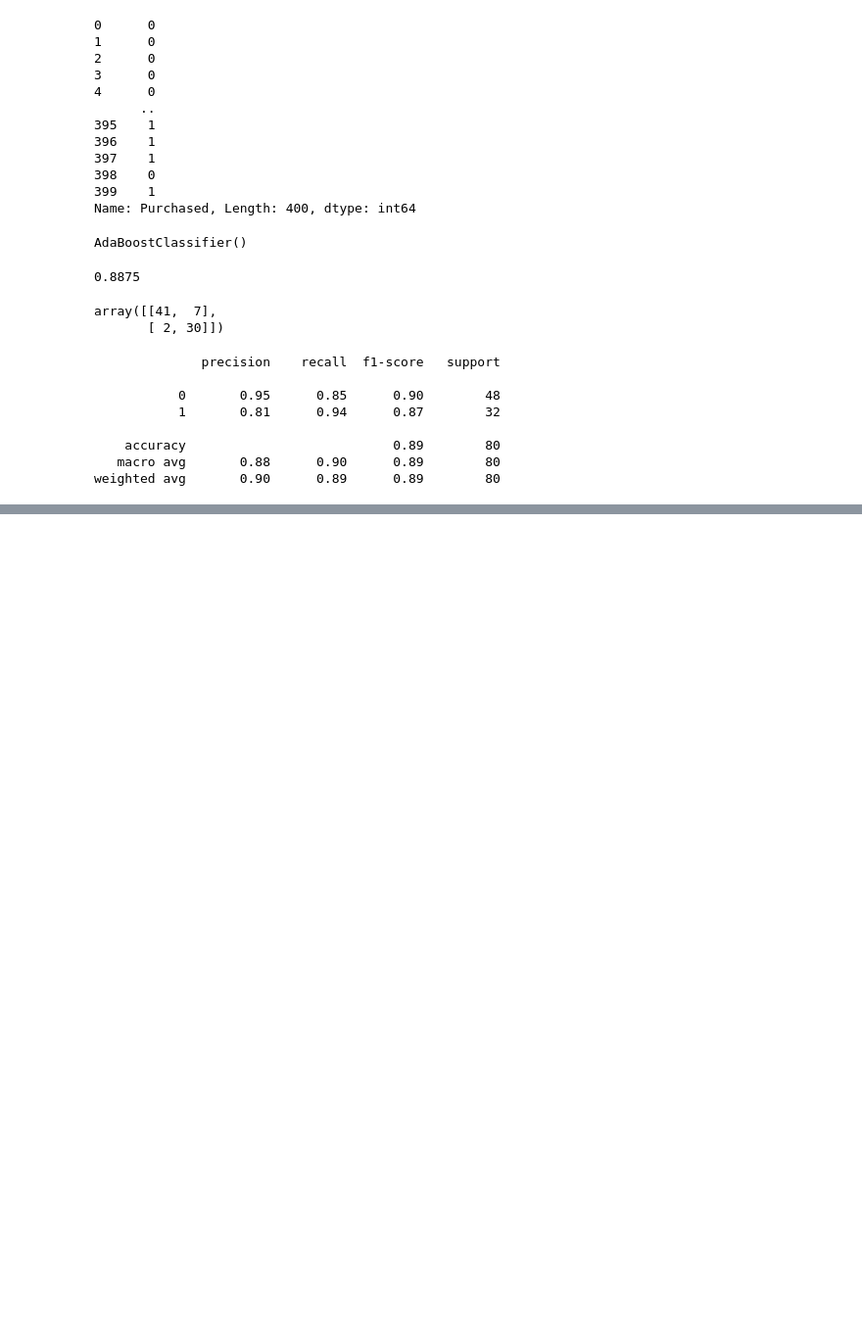
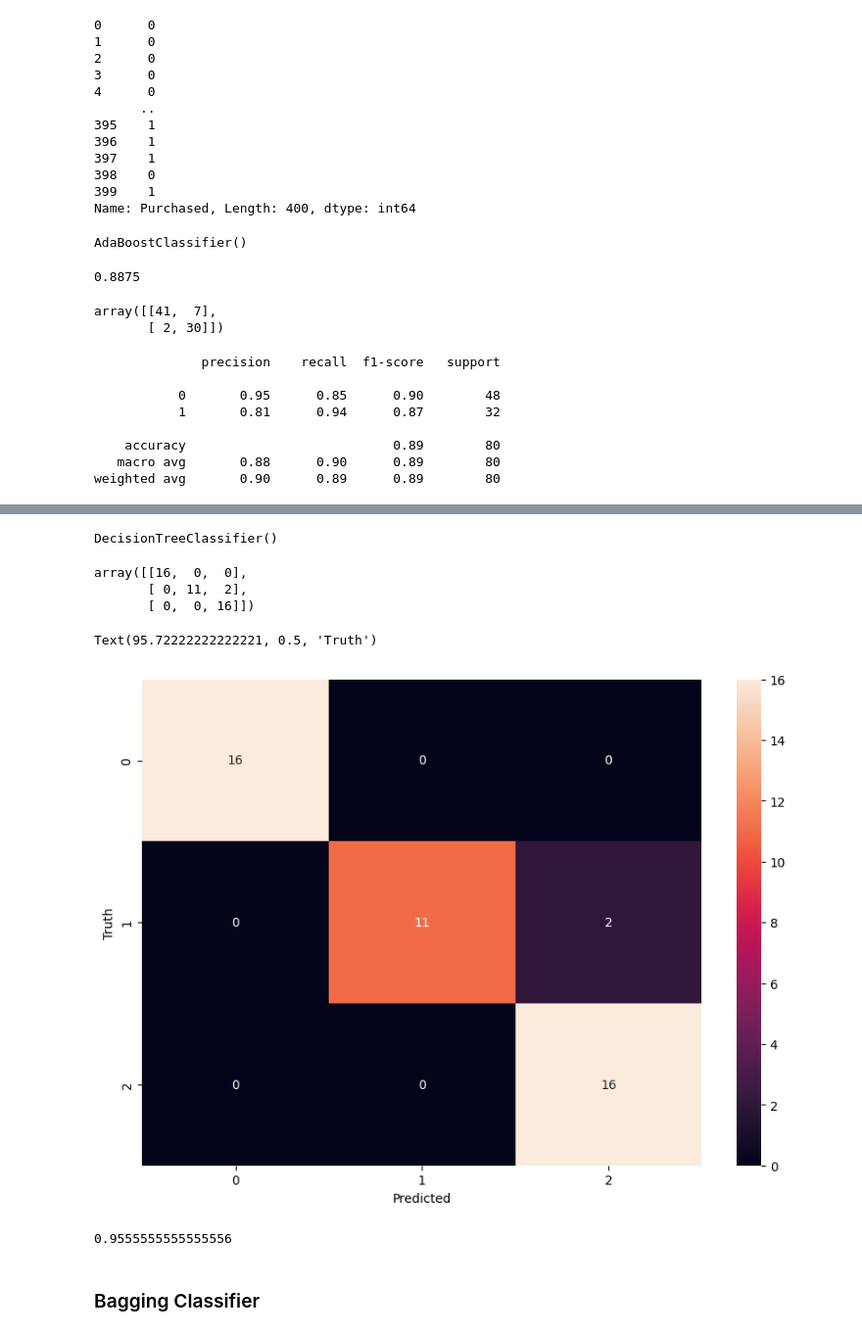
Before and after one commit to hritikParate/AIMLpracticals, a Jupyter notebook: AIML_pracs.ipynb, the cells around one changed output, grey strips where cells are left out. Shown at 98% size. Cells and saved outputs as stored; diff of their text form; code cells hidden in the pictures; blank space fills up the shorter version.

```diff
--- a/AIML_pracs.ipynb
+++ b/AIML_pracs.ipynb
@@ -2686,0 +2910,3 @@ weighted avg       0.90      0.89      0.89        80
+# %%
+X = ds.iloc[:,:4]
+X
@@ -2686,0 +2927,3 @@ weighted avg       0.90      0.89      0.89        80
+# %%
+y = ds.iloc[:,4]
+y
@@ -2686,0 +2943,34 @@ weighted avg       0.90      0.89      0.89        80
+# %%
+from sklearn.model_selection import train_test_split
+X_train, X_test, y_train, y_test = train_test_split(X, y, test_size=0.3) # 70% training and 30% test
+from sklearn.tree import DecisionTreeClassifier
+dt_classifier = DecisionTreeClassifier()
+dt_classifier.fit(X_train, y_train)
+# %% [output]
+DecisionTreeClassifier()
+# %%
+y_pred = dt_classifier.predict(X_test)
+from sklearn.metrics import confusion_matrix, accuracy_score
+cf = confusion_matrix(y_test, y_pred)
+cf
+# %% [output]
+array([[16,  0,  0],
+       [ 0, 11,  2],
+       [ 0,  0, 16]])
+# %%
+import matplotlib.pyplot as plt
+import seaborn as sns
+plt.figure(figsize=(10,7))
+sns.heatmap(cf, annot=True)
+plt.xlabel('Predicted')
+plt.ylabel('Truth')
+# %% [output]
+Text(95.72222222222221, 0.5, 'Truth')
+[figure, added]
+# %%
+ac = accuracy_score(y_test,y_pred)
+ac
+# %% [output]
+0.9555555555555556
+# %% [markdown]
+### Bagging Classifier
```
Also changed, not shown: parts of 53 cells of this notebook.
